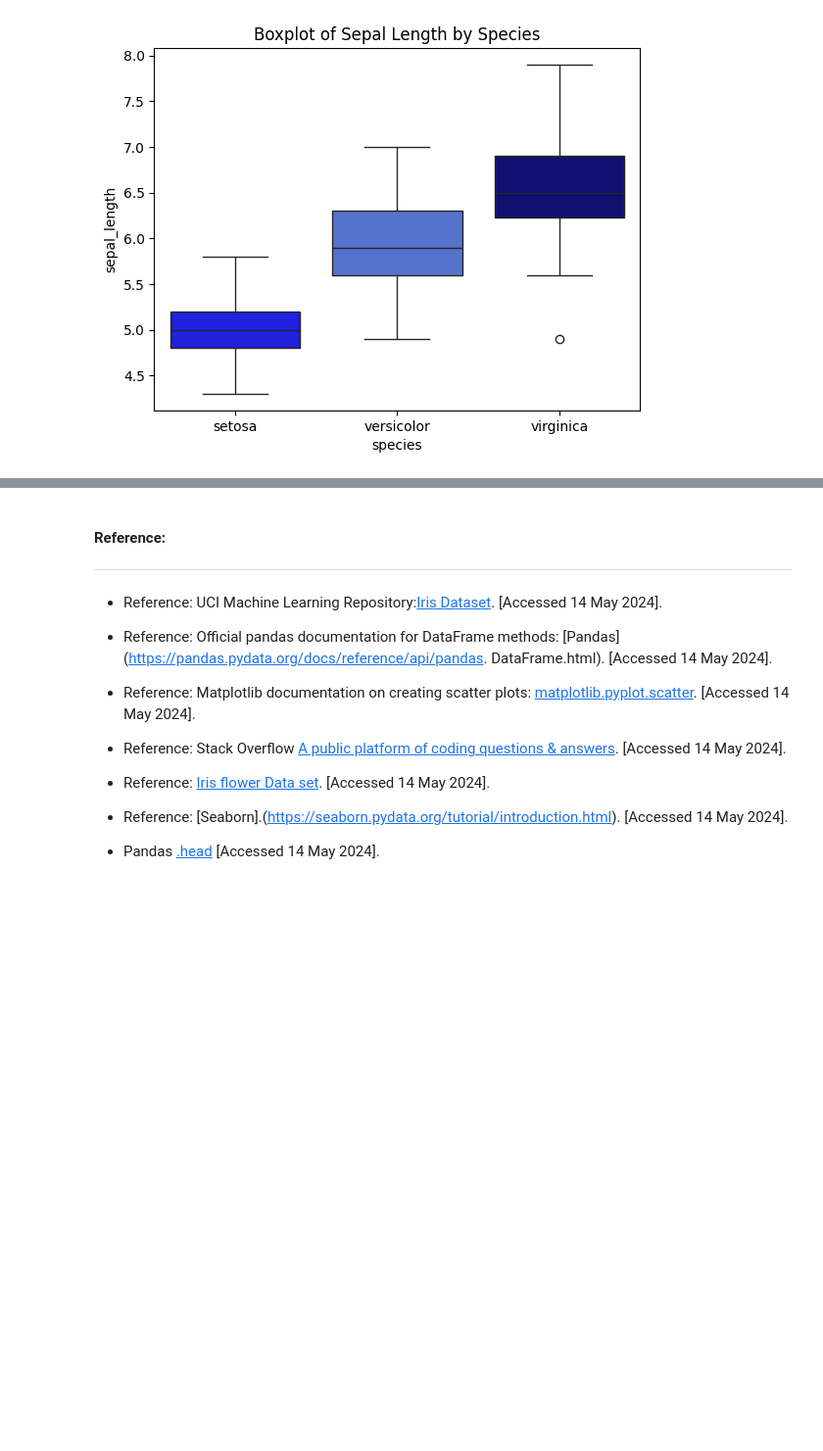
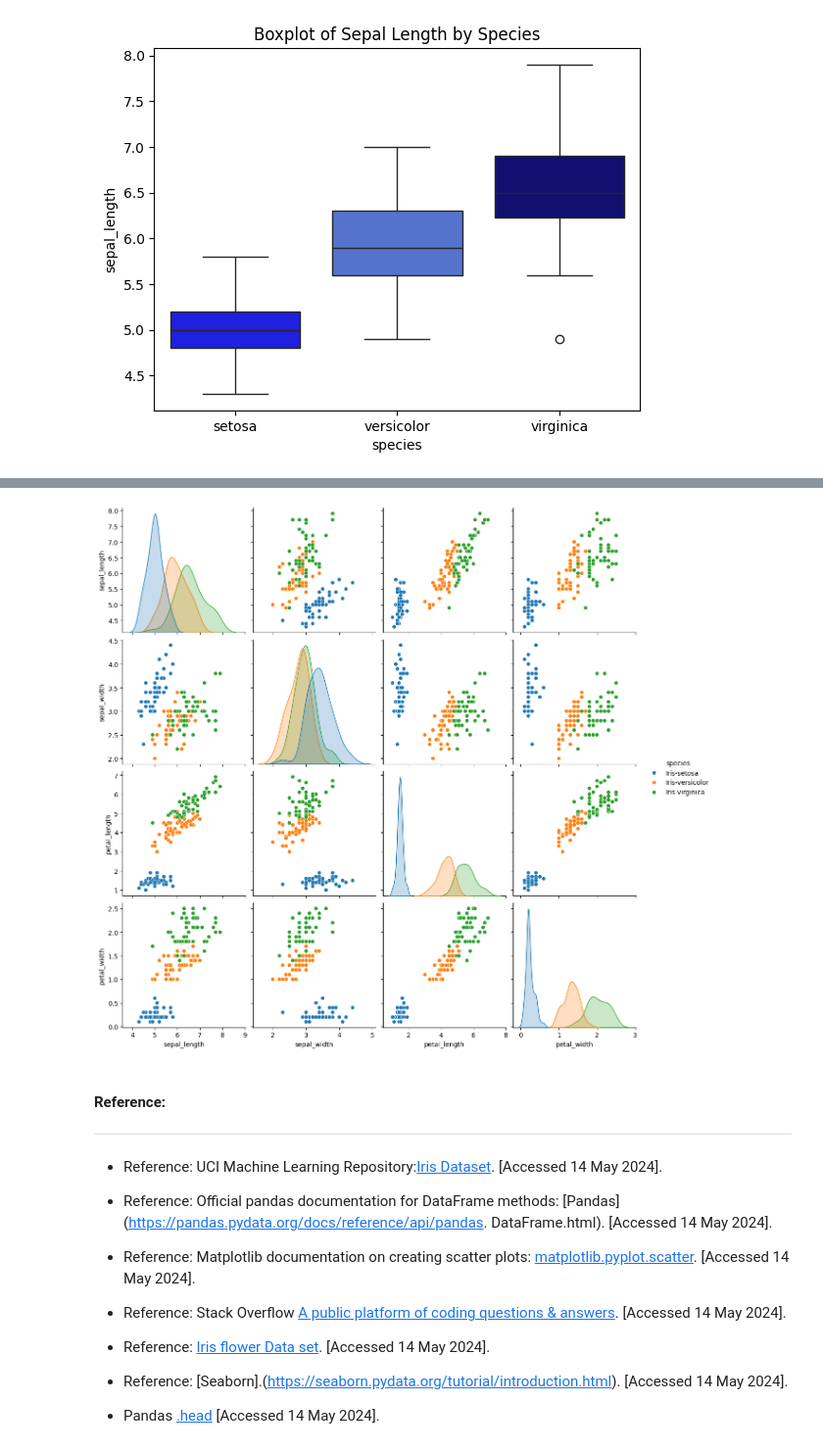
Before and after one commit to CarlosRigueti/pands-project, a Jupyter notebook: analysis.ipynb, the cells around one changed output, grey strips where cells are left out. Shown at 98% size. Cells and saved outputs as stored; diff of their text form; code cells hidden in the pictures; blank space fills up the shorter version.

```diff
--- a/analysis.ipynb
+++ b/analysis.ipynb
@@ -378,9 +393,15 @@ plt.show()
 # %%
 # Create a pair plot to visualize relationships between variables
 # - 'data=df': Specifies the DataFrame containing the dataset to be visualized.
 sns.pairplot(data = df, hue = 'species', height = 3)
+# Get unique species in the DataFrame
+species_list = df['species'].unique()
+# Set the palette to a range of blue colors
+blue_palette = sns.color_palette("Blues")
 # Display the figure.
 plt.show()
+# %% [output]
+[figure, added]
 # %% [markdown]
 #### Reference:
 ***
```
Also changed, not shown: parts of 3 cells of this notebook.
